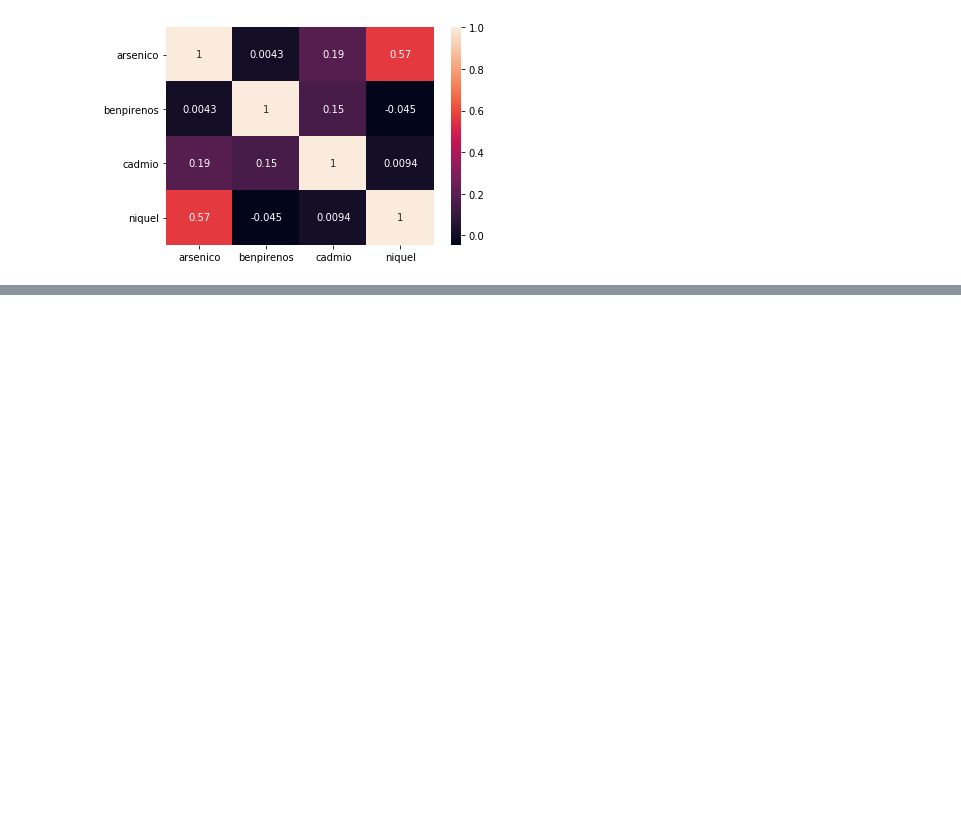
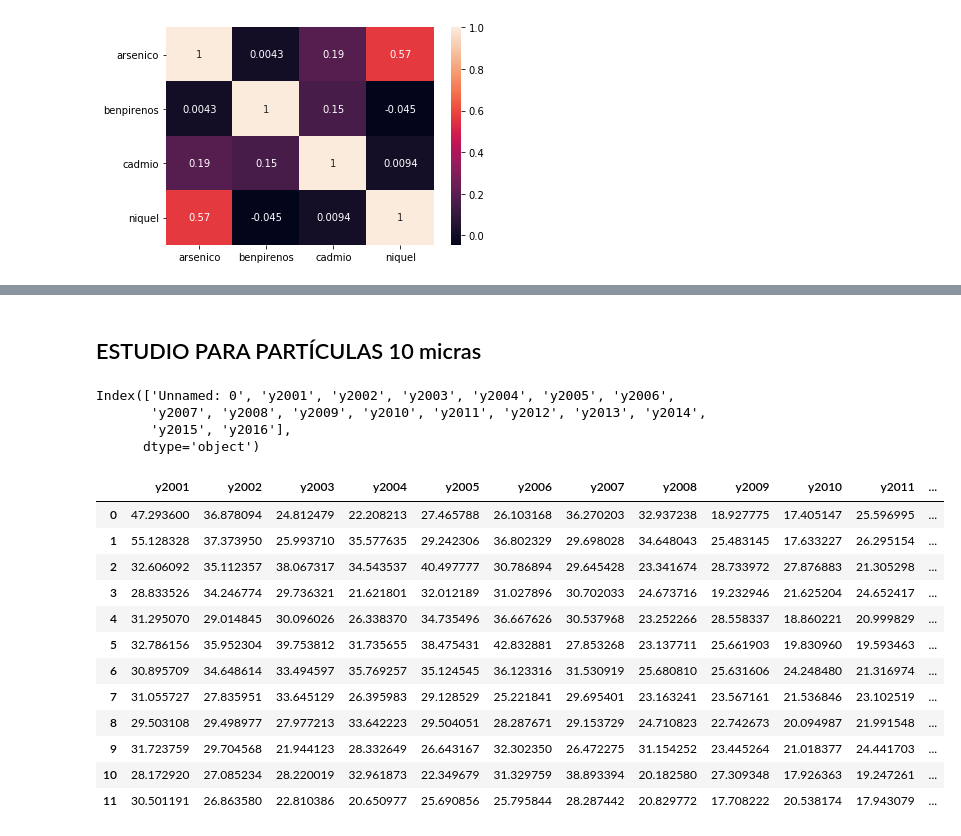
Before and after one commit to coalescencia/tfm, a Jupyter notebook: Análisis exploratorio.ipynb, the cells around one changed output, grey strips where cells are left out. Drawn from its saved outputs; the diff is of its cells as text; code cells hidden in the pictures; blank space fills up the shorter version.

```diff
--- a/Análisis exploratorio.ipynb
+++ b/Análisis exploratorio.ipynb
@@ -65,0 +165,29 @@ sns.heatmap(df_contaminantes.corr(), annot=True)
+# %% [markdown]
+<h2> ESTUDIO PARA PARTÍCULAS 10 micras </h2>
+# %%
+pm10csv = pd.read_csv('datos/pm10.csv')
+# %%
+pm10csv.columns
+# %% [output]
+Index(['Unnamed: 0', 'y2001', 'y2002', 'y2003', 'y2004', 'y2005', 'y2006',
+       'y2007', 'y2008', 'y2009', 'y2010', 'y2011', 'y2012', 'y2013', 'y2014',
+       'y2015', 'y2016'],
+      dtype='object')
+# %%
+pm10csv = pm10csv.iloc[:,1:]
+# %%
+pm10csv
+# %% [output]
+|  | y2001 | y2002 | y2003 | y2004 | y2005 | y2006 | y2007 | y2008 | y2009 | y2010 | y2011 | ... |
+| 0 | 47.293600 | 36.878094 | 24.812479 | 22.208213 | 27.465788 | 26.103168 | 36.270203 | 32.937238 | 18.927775 | 17.405147 | 25.596995 | ... |
+| 1 | 55.128328 | 37.373950 | 25.993710 | 35.577635 | 29.242306 | 36.802329 | 29.698028 | 34.648043 | 25.483145 | 17.633227 | 26.295154 | ... |
+| 2 | 32.606092 | 35.112357 | 38.067317 | 34.543537 | 40.497777 | 30.786894 | 29.645428 | 23.341674 | 28.733972 | 27.876883 | 21.305298 | ... |
+| 3 | 28.833526 | 34.246774 | 29.736321 | 21.621801 | 32.012189 | 31.027896 | 30.702033 | 24.673716 | 19.232946 | 21.625204 | 24.652417 | ... |
+| 4 | 31.295070 | 29.014845 | 30.096026 | 26.338370 | 34.735496 | 36.667626 | 30.537968 | 23.252266 | 28.558337 | 18.860221 | 20.999829 | ... |
+| 5 | 32.786156 | 35.952304 | 39.753812 | 31.735655 | 38.475431 | 42.832881 | 27.853268 | 23.137711 | 25.661903 | 19.830960 | 19.593463 | ... |
+| 6 | 30.895709 | 34.648614 | 33.494597 | 35.769257 | 35.124545 | 36.123316 | 31.530919 | 25.680810 | 25.631606 | 24.248480 | 21.316974 | ... |
+| 7 | 31.055727 | 27.835951 | 33.645129 | 26.395983 | 29.128529 | 25.221841 | 29.695401 | 23.163241 | 23.567161 | 21.536846 | 23.102519 | ... |
+| 8 | 29.503108 | 29.498977 | 27.977213 | 33.642223 | 29.504051 | 28.287671 | 29.153729 | 24.710823 | 22.742673 | 20.094987 | 21.991548 | ... |
+| 9 | 31.723759 | 29.704568 | 21.944123 | 28.332649 | 26.643167 | 32.302350 | 26.472275 | 31.154252 | 23.445264 | 21.018377 | 24.441703 | ... |
+| 10 | 28.172920 | 27.085234 | 28.220019 | 32.961873 | 22.349679 | 31.329759 | 38.893394 | 20.182580 | 27.309348 | 17.926363 | 19.247261 | ... |
+| 11 | 30.501191 | 26.863580 | 22.810386 | 20.650977 | 25.690856 | 25.795844 | 28.287442 | 20.829772 | 17.708222 | 20.538174 | 17.943079 | ... |
```
Also changed, not shown: parts of 65 cells of this notebook, 17 other files.
